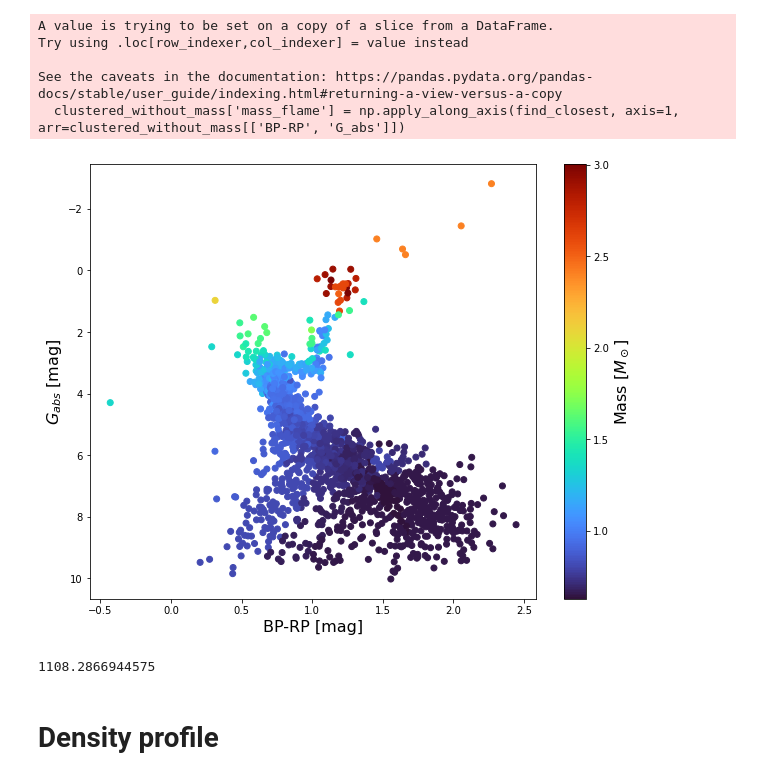
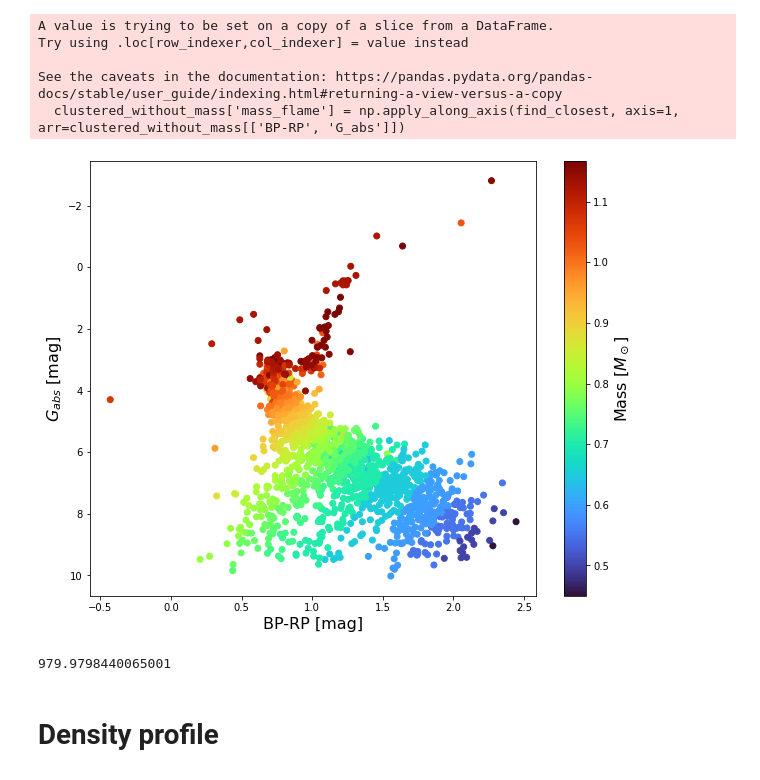
Before and after one commit to maja-jablonska/blue-stragglers-with-gaia, a Jupyter notebook: NGC 188 mass.ipynb, the cells around one changed output. Cells and saved outputs as stored; diff of their text form; code cells hidden in the pictures.

```diff
--- a/NGC 188 mass.ipynb
+++ b/NGC 188 mass.ipynb
@@ -14,7 +14,7 @@ ROOT_PATH: str = f'data/{CLUSTER_NAME}'
 # Mass
 # %%
 clustered = pd.read_csv(f'{ROOT_PATH}/{CLUSTER_NAME}_clustered.csv')
-isochrone = load_isochrone(f'{ROOT_PATH}/{CLUSTER_NAME}_isochrone.dat')
+isochrone = load_isochrone(f'{ROOT_PATH}/{CLUSTER_NAME}_isochrone.dat', with_mass=True)
 # %%
 clustered = pd.merge(clustered, get_masses(clustered.source_id), on='source_id')
 # %%
@@ -32,7 +32,7 @@ isochrone.shape
 # %%
-BOUNDS = np.max(isochrone, axis=0)-np.min(isochrone, axis=0)
+BOUNDS = np.max(isochrone[:, [0, 1]], axis=0)-np.min(isochrone[:, [0, 1]], axis=0)
 # %%
 def find_closest(x):
-    return clustered_w_mass_values[np.argmin(np.linalg.norm((x/BOUNDS-clustered_w_mass_values[:, [0, 1]]/BOUNDS), axis=1).flatten())][2]
+    return isochrone[np.argmin(np.linalg.norm((x/BOUNDS-isochrone[:, [0, 1]]/BOUNDS), axis=1).flatten())][2]
 # %%
 plt.figure(figsize=(10, 8))
@@ -61,13 +66,13 @@ See the caveats in the documentation: https://pandas.pydata.org/pandas-docs/stab
+# %%
+clustered = clustered[clustered.mass_flame<=np.max(isochrone[:, 2])]
 # %%
 plt.figure(figsize=(10, 8))
-plt.scatter(clustered_w_mass['BP-RP'], clustered_w_mass['G_abs'],
-            c=clustered_w_mass['mass_flame'], cmap='turbo')
-plt.scatter(clustered_without_mass['BP-RP'], clustered_without_mass['G_abs'],
-            c=clustered_without_mass['mass_flame'], cmap='turbo')
+plt.scatter(clustered['BP-RP'], clustered['G_abs'],
+            c=clustered['mass_flame'], cmap='turbo')
 plt.gca().invert_yaxis();
 plt.gca().set_xlabel('BP-RP [mag]', fontsize=16)
 plt.gca().set_ylabel('$G_{abs}$ [mag]', fontsize=16)
 cbar = plt.colorbar()
 cbar.set_label('Mass [$M_\odot$]', fontsize=16)
 # %% [output]
-[figure, old version]
+[figure, new version]
@@ -78,7 +81,7 @@ total_mass = np.sum(clustered['mass_flame']*clustered['occurences'])
 # %%
 total_mass
 # %% [output]
-1108.2866944575
+979.9798440065001
 # %% [markdown]
 # Density profile
 # %%
```
Also changed, not shown: parts of 17 cells of this notebook, 8 other files.
